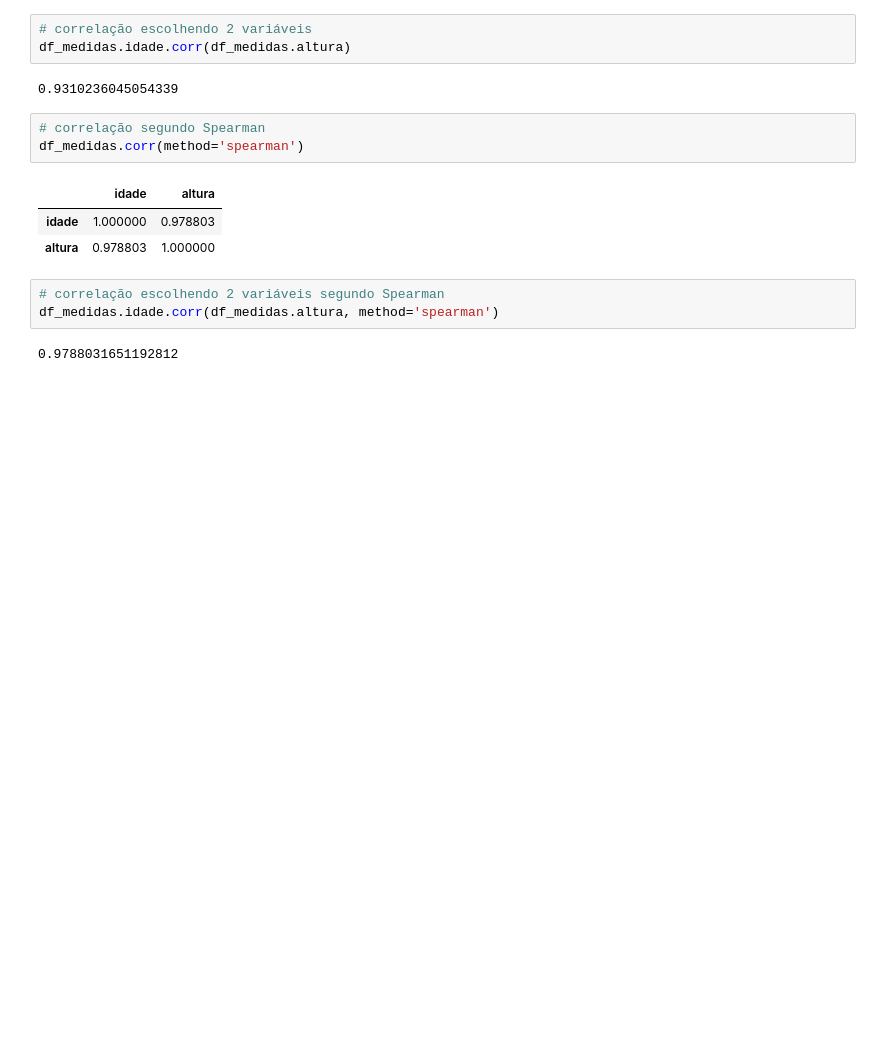
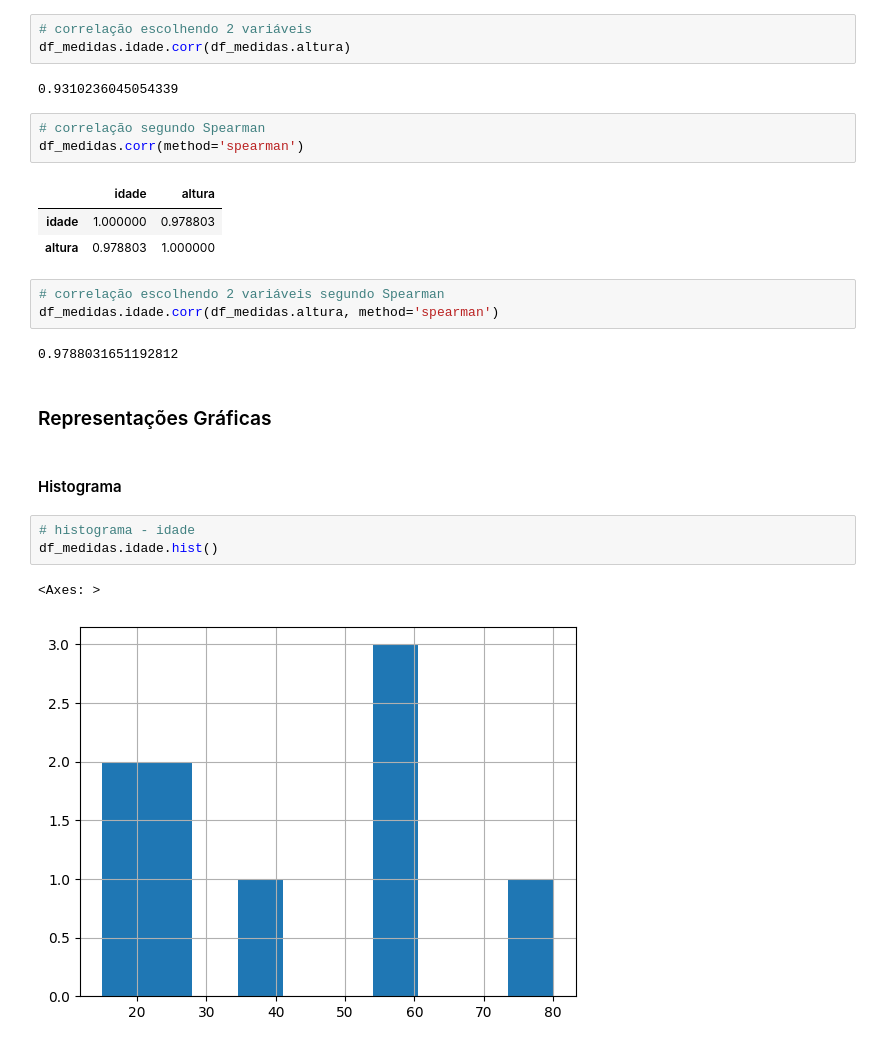
Before and after one commit to MarcosVel/statistics-for-devs, a Jupyter notebook: Medidas.ipynb, the cells around one changed output. Drawn from its saved outputs; the diff is of its cells as text; blank space fills up the shorter version.

Commit message:
histograma

```diff
--- a/Medidas.ipynb
+++ b/Medidas.ipynb
@@ -141,3 +142,13 @@ df_medidas.corr(method='spearman')
 df_medidas.idade.corr(df_medidas.altura, method='spearman')
 # %% [output]
 0.9788031651192812
+# %% [markdown]
+### Representações Gráficas
+# %% [markdown]
+#### Histograma
+# %%
+# histograma - idade
+df_medidas.idade.hist()
+# %% [output]
+<Axes: >
+[figure, added]
```
Also changed, not shown: parts of 2 cells of this notebook.
